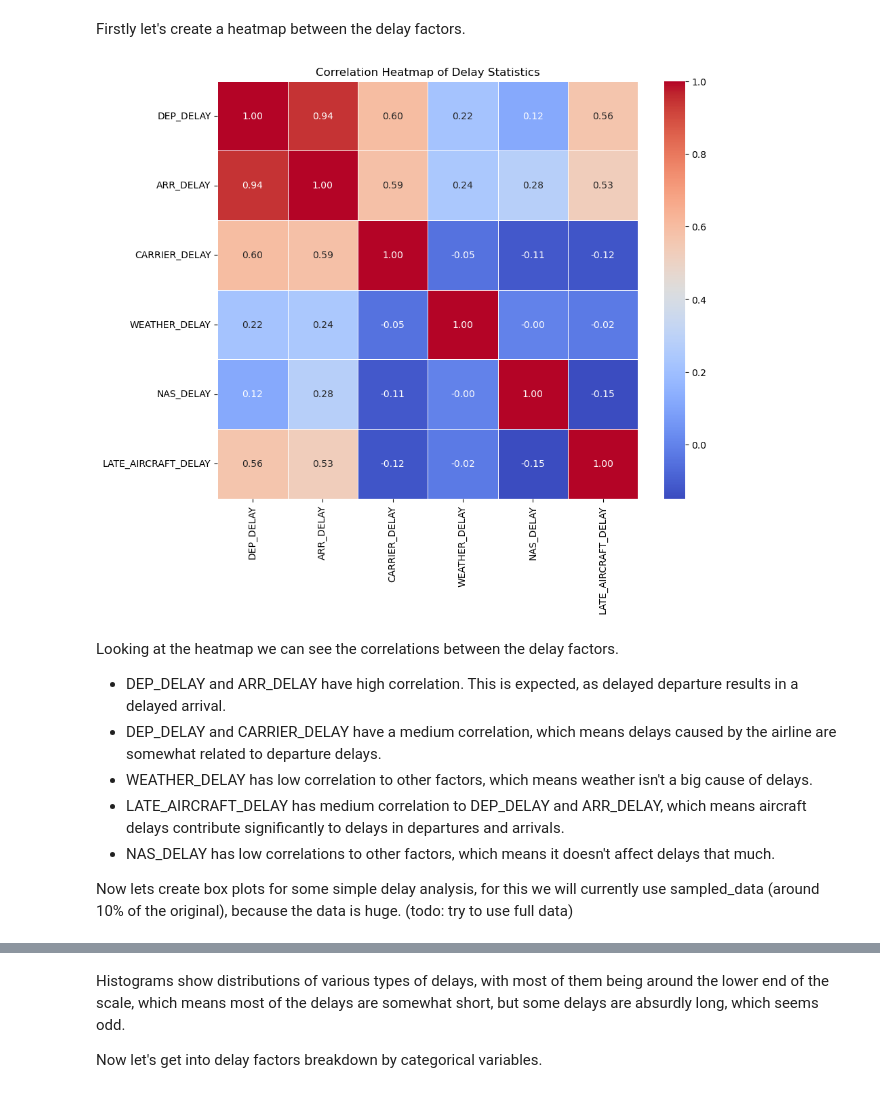
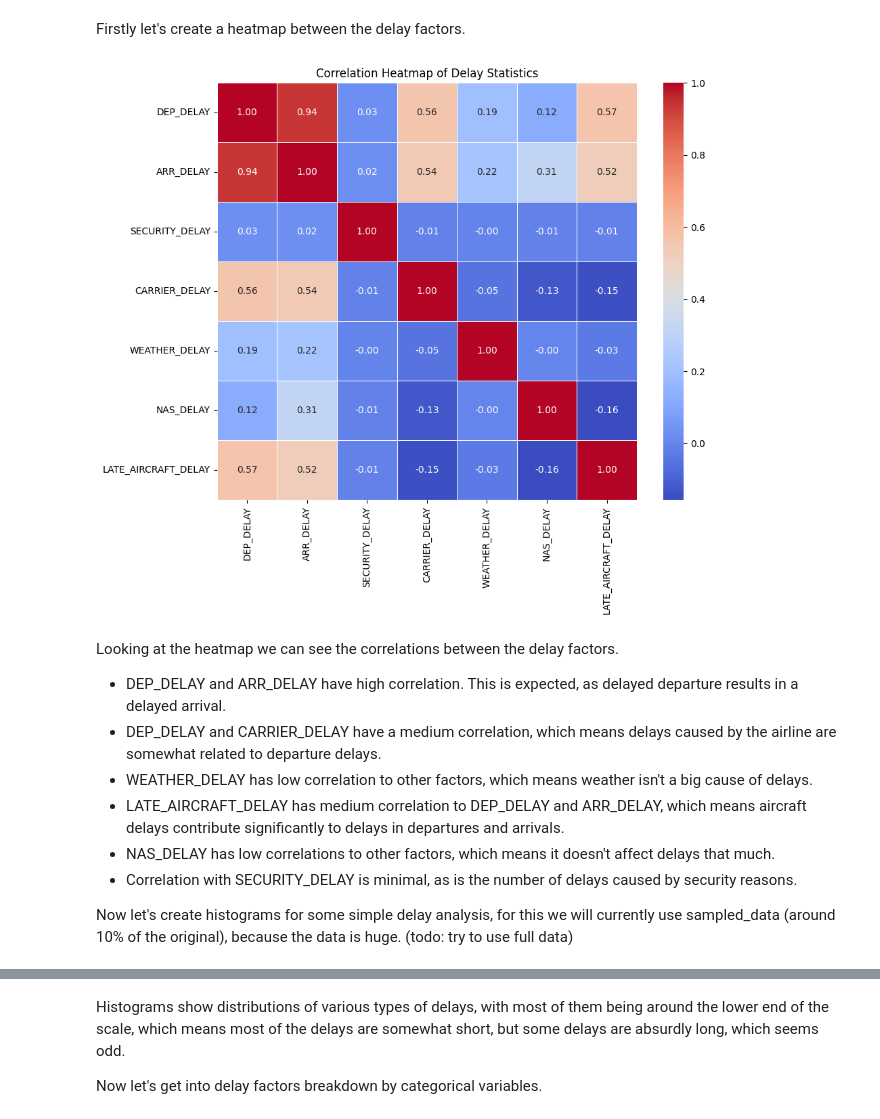
Before and after one commit to importb/predicting-flight-delays, a Jupyter notebook: Notebook_On_2015_dataset.ipynb, the cells around one changed output, grey strips where cells are left out. Drawn from its saved outputs; the diff is of its cells as text; code cells hidden in the pictures.

```diff
--- a/Notebook_On_2015_dataset.ipynb
+++ b/Notebook_On_2015_dataset.ipynb
@@ -663,0 +839,13 @@ For the last 5 columns, values seem to be missing randomly. Ideally, only 91681
+# %%
+# Classifying DEP_DELAY into categories
+df_cleaned2['DEP_DELAY_CATEGORY'] = df_cleaned2['DEP_DELAY'].apply(
+    lambda x: 'No Delay' if x <= 0 else ('Minor Delay' if 1 <= x <= 15 else 'Severe Delay')
+)
+
+# Classifying ARR_DELAY into categories
+df_cleaned2['ARR_DELAY_CATEGORY'] = df_cleaned2['ARR_DELAY'].apply(
+    lambda x: 'No Delay' if x <= 0 else ('Minor Delay' if 1 <= x <= 15 else 'Severe Delay')
+)
+
+# Checking the result
+print(df_cleaned2[['DEP_DELAY', 'DEP_DELAY_CATEGORY', 'ARR_DELAY', 'ARR_DELAY_CATEGORY']].head(20))
@@ -663,0 +1110,4 @@ For the last 5 columns, values seem to be missing randomly. Ideally, only 91681
+# %%
+'''
+df_cleaned2 = df_cleaned2[df_cleaned2['ACTUAL_ELAPSED_TIME'] > 0]
+'''
@@ -663,0 +1139,23 @@ For the last 5 columns, values seem to be missing randomly. Ideally, only 91681
+# %%
+'''
+# Let's break this into steps
+
+# Step 1: Convert 'ARR_TIME' and 'DEP_TIME' to minutes past midnight
+def time_to_minutes(time_str):
+    hours, minutes = map(int, time_str.split(":"))
+    return hours * 60 + minutes
+
+df_cleaned2['DEP_TIME_minutes'] = df_cleaned2['DEP_TIME'].apply(time_to_minutes)
+df_cleaned2['ARR_TIME_minutes'] = df_cleaned2['ARR_TIME'].apply(time_to_minutes)
+
+# Step 2: Calculate 'ARR_TIME' - 'DEP_TIME' in minutes
+df_cleaned2['calculated_duration'] = df_cleaned2['ARR_TIME_minutes'] - df_cleaned2['DEP_TIME_minutes']
+
+
+# Step 3: Compare modulo 60 of 'ARR_TIME' - 'DEP_TIME' with 'ACTUAL_ELAPSED_TIME' and
+# remove rows where the mod 60 values don't match
+df_cleaned2test = df_cleaned2[df_cleaned2['calculated_duration'] % 60 == df_cleaned2['ACTUAL_ELAPSED_TIME'] % 60]
+
+
+df_cleaned2test.head()
+'''
@@ -1035,18 +1350,18 @@ Pyplot and seaborn for visualising data.  (*TODO: make explanatory text fancier
 import matplotlib.pyplot as plt
 import seaborn as sns
 
-delay_cols = ['DEP_DELAY', 'ARR_DELAY', 'CARRIER_DELAY', 'WEATHER_DELAY', 'NAS_DELAY', 'LATE_AIRCRAFT_DELAY']
+delay_cols = ['DEP_DELAY', 'ARR_DELAY', 'SECURITY_DELAY', 'CARRIER_DELAY', 'WEATHER_DELAY', 'NAS_DELAY', 'LATE_AIRCRAFT_DELAY']
 # %% [markdown]
 Firstly let's create a heatmap between the delay factors.
 # %%
-corr_matrix = non_cancel_divert[delay_cols].corr()
+corr_matrix = df_cleaned2[delay_cols].corr()
 
 plt.figure(figsize=(10, 8))
 sns.heatmap(corr_matrix, annot=True, cmap='coolwarm', fmt=".2f", linewidths=0.5)
 plt.title('Correlation Heatmap of Delay Statistics')
 plt.show()
 # %% [output]
-[figure, old version]
+[figure, new version]
 # %% [markdown]
 Looking at the heatmap we can see the correlations between the delay factors.
 - DEP_DELAY and ARR_DELAY have high correlation. This is expected, as delayed departure results in a delayed arrival.
@@ -1054,7 +1369,8 @@ Looking at the heatmap we can see the correlations between the delay factors.
 - WEATHER_DELAY has low correlation to other factors, which means weather isn't a big cause of delays.
 - LATE_AIRCRAFT_DELAY has medium correlation to DEP_DELAY and ARR_DELAY, which means aircraft delays contribute significantly to delays in departures and arrivals.
 - NAS_DELAY has low correlations to other factors, which means it doesn't affect delays that much.
+- Correlation with SECURITY_DELAY is minimal, as is the number of delays caused by security reasons.
 
 
-Now lets create box plots for some simple delay analysis, for this we will currently use sampled_data (around 10% of the original), because the data is huge. (todo: try to use full data)
+Now let's create histograms for some simple delay analysis, for this we will currently use sampled_data (around 10% of the original), because the data is huge. (todo: try to use full data)
 # %%
```
Also changed, not shown: parts of 138 cells of this notebook.
